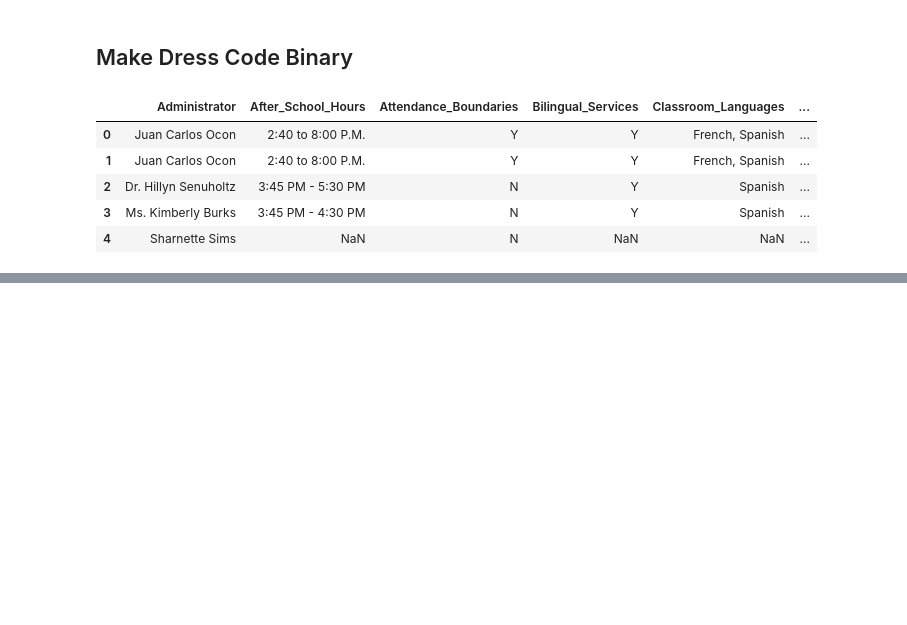
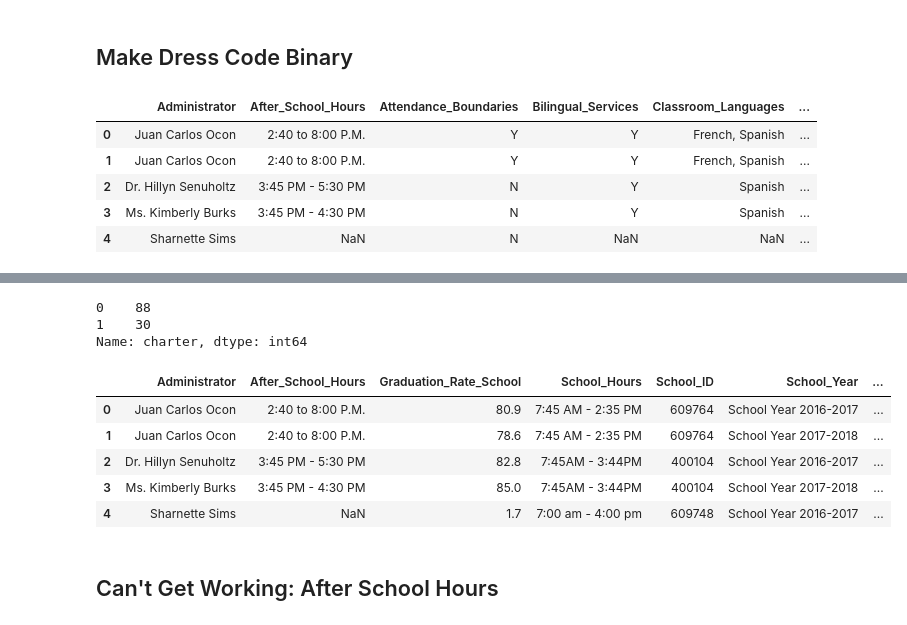
Before and after one commit to j-max/CPS_GradRate_Analysis, a Jupyter notebook: 02_CombinePickleandCVS.ipynb, the cells around one changed output, grey strips where cells are left out. Drawn from its saved outputs; the diff is of its cells as text; code cells hidden in the pictures; blank space fills up the shorter version.

```diff
--- a/02_CombinePickleandCVS.ipynb
+++ b/02_CombinePickleandCVS.ipynb
@@ -415,0 +553,9 @@ df.head()
+# %%
+def charter(row):
+    if row['Network'] == 'Charter':
+        return 1
+    else:
+        return 0
+# %%
+df_networks2017['charter'] = df_networks2017.apply(lambda row: charter(row), axis=1)
+df_networks2017.drop(columns=['School_Year', 'Network'], inplace=True)
@@ -415,0 +581,21 @@ df.head()
+# %%
+df_networks2017.charter.value_counts()
+# %% [output]
+0    88
+1    30
+Name: charter, dtype: int64
+# %%
+df = pd.merge(df, df_networks2017, on='School_ID')
+# %%
+df.drop(columns='Network', inplace=True)
+# %%
+df.head()
+# %% [output]
+|  | Administrator | After_School_Hours | Graduation_Rate_School | School_Hours | School_ID | School_Year | ... |
+| 0 | Juan Carlos Ocon | 2:40 to 8:00 P.M. | 80.9 | 7:45 AM - 2:35 PM | 609764 | School Year 2016-2017 | ... |
+| 1 | Juan Carlos Ocon | 2:40 to 8:00 P.M. | 78.6 | 7:45 AM - 2:35 PM | 609764 | School Year 2017-2018 | ... |
+| 2 | Dr. Hillyn Senuholtz | 3:45 PM - 5:30 PM | 82.8 | 7:45AM - 3:44PM | 400104 | School Year 2016-2017 | ... |
+| 3 | Ms. Kimberly Burks | 3:45 PM - 4:30 PM | 85.0 | 7:45AM - 3:44PM | 400104 | School Year 2017-2018 | ... |
+| 4 | Sharnette Sims | NaN | 1.7 | 7:00 am - 4:00 pm | 609748 | School Year 2016-2017 | ... |
+# %% [markdown]
+## Can't Get Working: After School Hours
```
Also changed, not shown: parts of 35 cells of this notebook.
